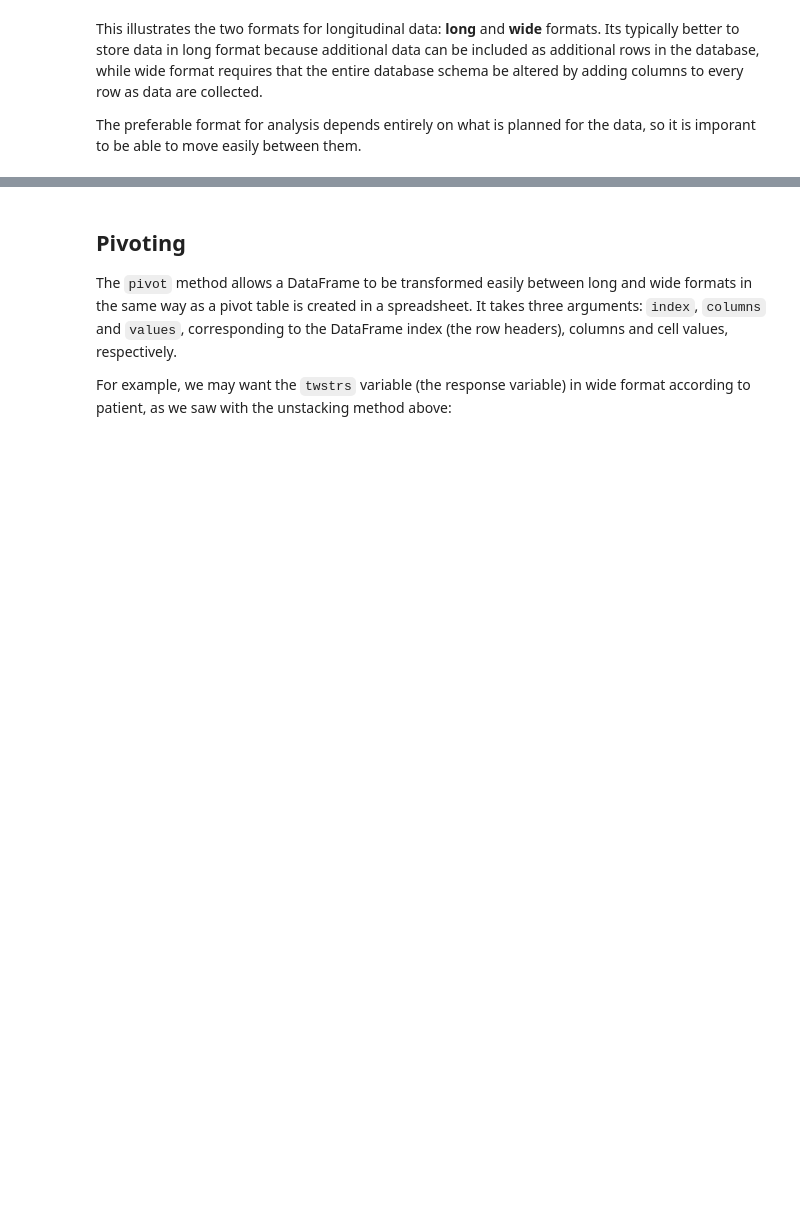
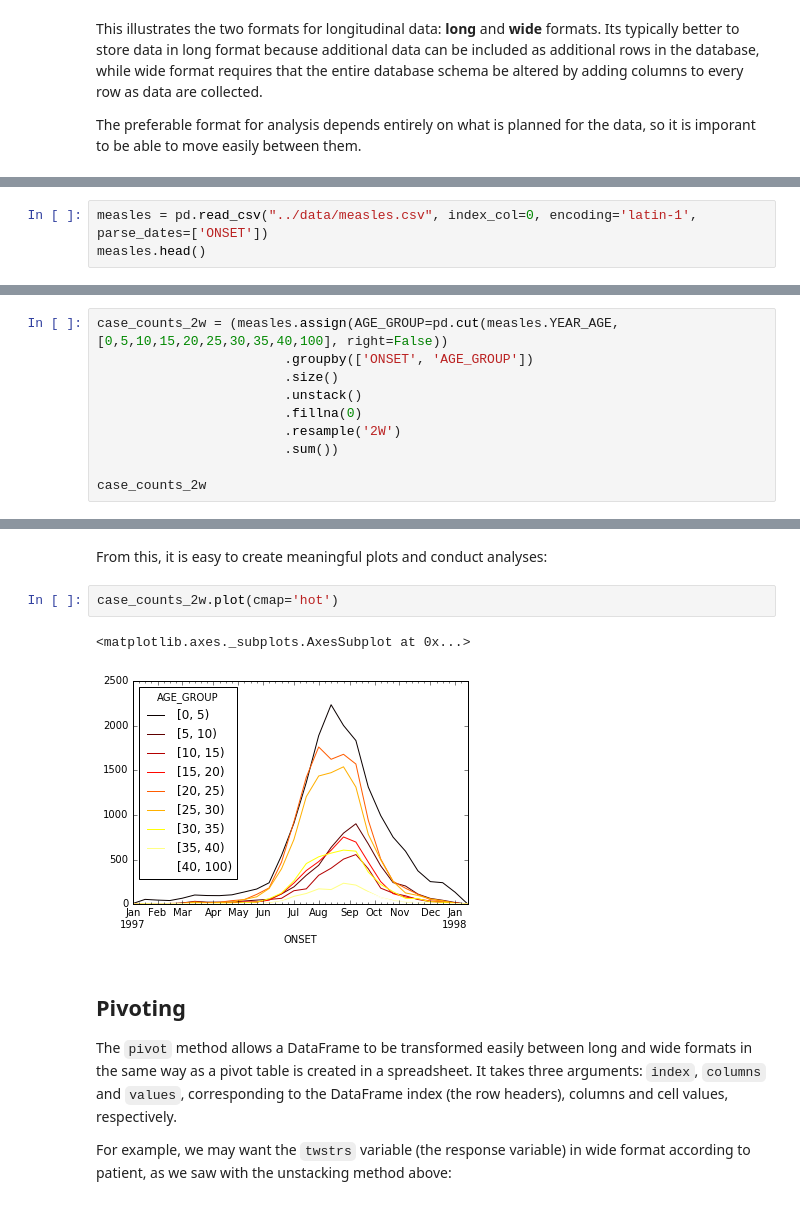
Before and after one commit to fonnesbeck/ngcm_pandas_2016, a Jupyter notebook: notebooks/1.4 - Pandas Best Practices.ipynb, the cells around one changed output, grey strips where cells are left out. Cells and saved outputs as stored; diff of their text form; blank space fills up the shorter version.

Commit message:
Replaced census dataset with measles; updated best practices notebook; added sklearn to environment.yml

```diff
--- a/notebooks/1.4 - Pandas Best Practices.ipynb
+++ b/notebooks/1.4 - Pandas Best Practices.ipynb
@@ -144,0 +171,3 @@ The preferable format for analysis depends entirely on what is planned for the d
+# %%
+measles = pd.read_csv("../data/measles.csv", index_col=0, encoding='latin-1', parse_dates=['ONSET'])
+measles.head()
@@ -144,0 +242,10 @@ The preferable format for analysis depends entirely on what is planned for the d
+# %%
+case_counts_2w = (measles.assign(AGE_GROUP=pd.cut(measles.YEAR_AGE, [0,5,10,15,20,25,30,35,40,100], right=False))
+                        .groupby(['ONSET', 'AGE_GROUP'])
+                        .size()
+                        .unstack()
+                        .fillna(0)
+                        .resample('2W')
+                        .sum())
+
+case_counts_2w
@@ -145,3 +271,10 @@ The preferable format for analysis depends entirely on what is planned for the d
+# %% [markdown]
+From this, it is easy to create meaningful plots and conduct analyses:
+# %%
+case_counts_2w.plot(cmap='hot')
+# %% [output]
+<matplotlib.axes._subplots.AxesSubplot at 0x...>
+[figure, added]
 # %% [markdown]
 ## Pivoting
 
```
Also changed, not shown: parts of 19 cells of this notebook, 3 other files.
